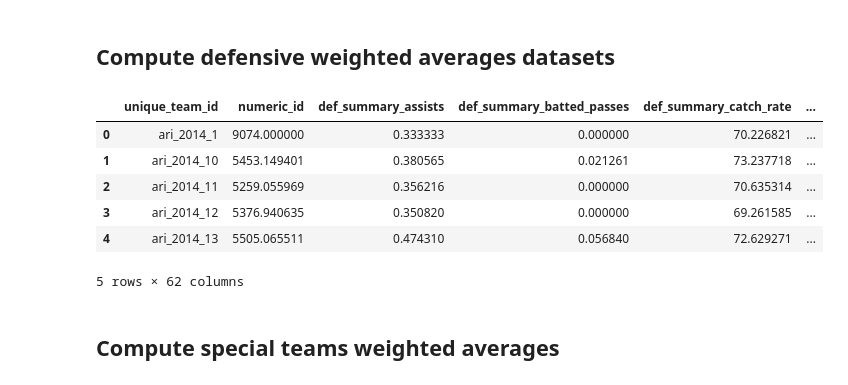
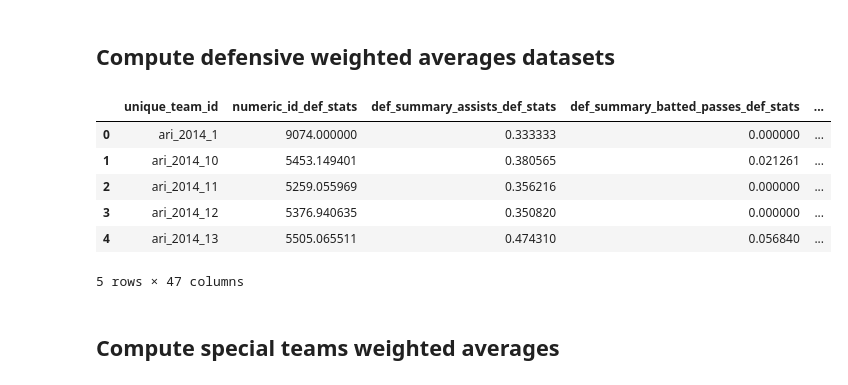
Before and after one commit to ajakks/nfl_models, a Jupyter notebook: create_modeling_data_2022.ipynb, the cells around one changed output. Cells and saved outputs as stored; diff of their text form; code cells hidden in the pictures.

```diff
--- a/create_modeling_data_2022.ipynb
+++ b/create_modeling_data_2022.ipynb
@@ -1417,10 +1423,8 @@ offense_run_blocking_roll = offense_run_blocking_roll.groupby('unique_team_id').
 # %% [markdown]
 ## Compute defensive weighted averages datasets
 # %%
-def_bio.columns = [str(col) + '_defs' for col in def_bio.columns]
-def_summ_conc_roll = pd.merge(def_summ_conc_roll, def_bio, left_on='player_team_id', right_on='unique_id_defs', how='left')
 def_summ_conc_roll.drop_duplicates(subset=['p_id'], keep='first', inplace=True)
-def_summ_conc_roll = impute(def_summ_conc_roll)
+
 
 
 def snap_fixs(nData, var=None):
@@ -1449,30 +1453,47 @@ def_rundef = def_summ_conc_roll[def_summ_conc_roll['position'].isin(['ed','di','
 def_passrush = def_summ_conc_roll[def_summ_conc_roll['position'].isin(['lb','ed','di'])]
 def_cov = def_summ_conc_roll[def_summ_conc_roll['position'].isin(['lb','cb','s'])]
 
+# def_rundef['position'] = def_rundef['position'].str.replace('di','dl')
+# def_rundef['position'] = def_rundef['position'].str.replace('ed','dl')
+# temp_fillna_df = pd.merge(def_rundef , dl_median, on='position', how='left')
+# def_rundef = pd.merge(def_rundef, def_bio_dl, on='player_team_id', how='left')
+# def_rundef = def_rundef.combine_first(temp_fillna_df); def_rundef.head()
+
+# def_passrush['position'] = def_passrush['position'].str.replace('di','dl')
+# def_passrush['position'] = def_passrush['position'].str.replace('ed','dl')
+# temp_fillna_df = pd.merge(def_passrush , dl_median, on='position', how='left')
+# def_passrush = pd.merge(def_passrush, def_bio_dl, on='player_team_id', how='left')
+# def_passrush = def_passrush.combine_first(temp_fillna_df); def_passrush.head()
+
 
 def weighted(nData, snap_Var='def_summary_snap_counts_defense'):
     data_cols = nData.select_dtypes(include=[np.number])
     num_cols = data_cols[data_cols.columns.drop(list(data_cols.filter(regex='player_game_count|player_id|plyr_number|week|year|team_id')))].columns.tolist()
     return pd.Series(np.average(nData[num_cols], weights=nData[snap_Var], axis=0), num_cols)
 def_stats = def_summ_conc_roll.groupby('unique_team_id').apply(weighted).reset_index()
+def_stats = def_stats.rename(columns={c: c+'_def_stats' for c in def_stats.columns if c not in ['unique_team_id']})
 
 def weighted(nData, snap_Var='def_summary_snap_counts_run_defense'):
     data_cols = nData.select_dtypes(include=[np.number])
     num_cols = data_cols[data_cols.columns.drop(list(data_cols.filter(regex='player_game_count|player_id|plyr_number|week|year|team_id')))].columns.tolist()
     return pd.Series(np.average(nData[num_cols], weights=nData[snap_Var], axis=0), num_cols)
 def_rundef = def_rundef.groupby('unique_team_id').apply(weighted).reset_index()
+def_rundef = def_rundef.rename(columns={c: c+'_run_def' for c in def_rundef.columns if c not in ['unique_team_id']})
 
 def weighted(nData, snap_Var='def_summary_snap_counts_pass_rush'):
     data_cols = nData.select_dtypes(include=[np.number])
     num_cols = data_cols[data_cols.columns.drop(list(data_cols.filter(regex='player_game_count|player_id|plyr_number|week|year|team_id')))].columns.tolist()
     return pd.Series(np.average(nData[num_cols], weights=nData[snap_Var], axis=0), num_cols)
 def_passrush = def_passrush.groupby('unique_team_id').apply(weighted).reset_index()
+def_passrush = def_passrush.rename(columns={c: c+'_passrush' for c in def_passrush.columns if c not in ['unique_team_id']})
+
 
 def weighted(nData, snap_Var='def_summary_snap_counts_coverage'):
     data_cols = nData.select_dtypes(include=[np.number])
     num_cols = data_cols[data_cols.columns.drop(list(data_cols.filter(regex='player_game_count|player_id|plyr_number|week|year|team_id')))].columns.tolist()
     return pd.Series(np.average(nData[num_cols], weights=nData[snap_Var], axis=0), num_cols)
 def_cov = def_cov.groupby('unique_team_id').apply(weighted).reset_index()
+def_cov = def_cov.rename(columns={c: c+'_def_cov' for c in def_cov.columns if c not in ['unique_team_id']})
 
 
 
@@ -1485,41 +1506,41 @@ def_cov = def_cov.groupby('unique_team_id').apply(weighted).reset_index()
 # pass_rush_stats = pass_rush_summary_roll.groupby('unique_team_id').apply(weighted).reset_index()
 
 # def weighted(nData, snap_Var='run_defense_snap_counts_run'):
 #     data_cols = nData.select_dtypes(include=[np.number])
 #     num_cols = data_cols[data_cols.columns.drop(list(data_cols.filter(regex='player_game_count|player_id|plyr_number|week|year|team_id')))].columns.tolist()
 #     return pd.Series(np.average(nData[num_cols], weights=nData[snap_Var], axis=0), num_cols)
 # run_defense_stats = run_defense_summary_roll.groupby('unique_team_id').apply(weighted).reset_index()
 
 # def weighted(nData, snap_Var='def_coverage_summary_coverage_snaps_per_target'):
 #     data_cols = nData.select_dtypes(include=[np.number])
 #     num_cols = data_cols[data_cols.columns.drop(list(data_cols.filter(regex='player_game_count|player_id|plyr_number|week|year|team_id')))].columns.tolist()
 #     return pd.Series(np.average(nData[num_cols], weights=nData[snap_Var], axis=0), num_cols)
 # defense_coverage_summary_stats = defense_coverage_summary_roll.groupby('unique_team_id').apply(weighted).reset_index()
 
 # def weighted(nData, snap_Var='def_coverage_scheme_base_snap_counts_coverage'):
 #     data_cols = nData.select_dtypes(include=[np.number])
 #     num_cols = data_cols[data_cols.columns.drop(list(data_cols.filter(regex='player_game_count|player_id|plyr_number|week|year|team_id')))].columns.tolist()
 #     return pd.Series(np.average(nData[num_cols], weights=nData[snap_Var], axis=0), num_cols)
 # defense_coverage_scheme_stats = defense_coverage_scheme_roll.groupby('unique_team_id').apply(weighted).reset_index()
 
 # def weighted(nData, snap_Var='def_slot_coverage_snap_counts_defense'):
 #     data_cols = nData.select_dtypes(include=[np.number])
 #     num_cols = data_cols[data_cols.columns.drop(list(data_cols.filter(regex='player_game_count|player_id|plyr_number|week|year|team_id')))].columns.tolist()
 #     return pd.Series(np.average(nData[num_cols], weights=nData[snap_Var], axis=0), num_cols)
 # slot_coverage_stats = slot_coverage_roll.groupby('unique_team_id').apply(weighted).reset_index()
 
 #def_stats = pd.merge(def_stats, def_rundef, on='unique_team_id', how='inner').merge(def_passrush, on='unique_team_id', how='inner').merge(def_cov, on='unique_team_id', how='inner')
-
+# def_rundef = def_rundef.rename(columns={c: c+'_rundef' for c in def_rundef.columns if c not in ['unique_team_id']})
 
 def_stats.head()
 # %% [output]
-|  | unique_team_id | numeric_id | def_summary_assists | def_summary_batted_passes | def_summary_catch_rate | ... |
-| 0 | ari_2014_1 | 9074.000000 | 0.333333 | 0.000000 | 70.226821 | ... |
-| 1 | ari_2014_10 | 5453.149401 | 0.380565 | 0.021261 | 73.237718 | ... |
-| 2 | ari_2014_11 | 5259.055969 | 0.356216 | 0.000000 | 70.635314 | ... |
-| 3 | ari_2014_12 | 5376.940635 | 0.350820 | 0.000000 | 69.261585 | ... |
-| 4 | ari_2014_13 | 5505.065511 | 0.474310 | 0.056840 | 72.629271 | ... |
+|  | unique_team_id | numeric_id_def_stats | def_summary_assists_def_stats | def_summary_batted_passes_def_stats | ... |
+| 0 | ari_2014_1 | 9074.000000 | 0.333333 | 0.000000 | ... |
+| 1 | ari_2014_10 | 5453.149401 | 0.380565 | 0.021261 | ... |
+| 2 | ari_2014_11 | 5259.055969 | 0.356216 | 0.000000 | ... |
+| 3 | ari_2014_12 | 5376.940635 | 0.350820 | 0.000000 | ... |
+| 4 | ari_2014_13 | 5505.065511 | 0.474310 | 0.056840 | ... |
-5 rows × 62 columns
+5 rows × 47 columns
 # %% [markdown]
 ## Compute special teams weighted averages
 # %%
```
Also changed, not shown: parts of 24 cells of this notebook, 1 other file.
